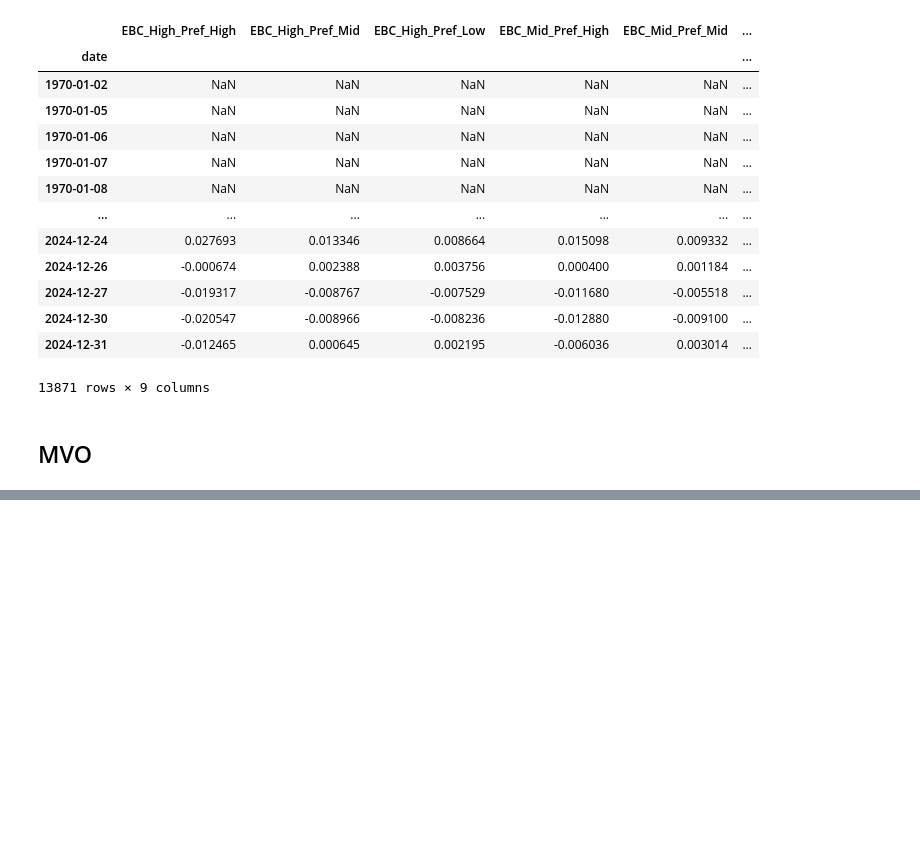
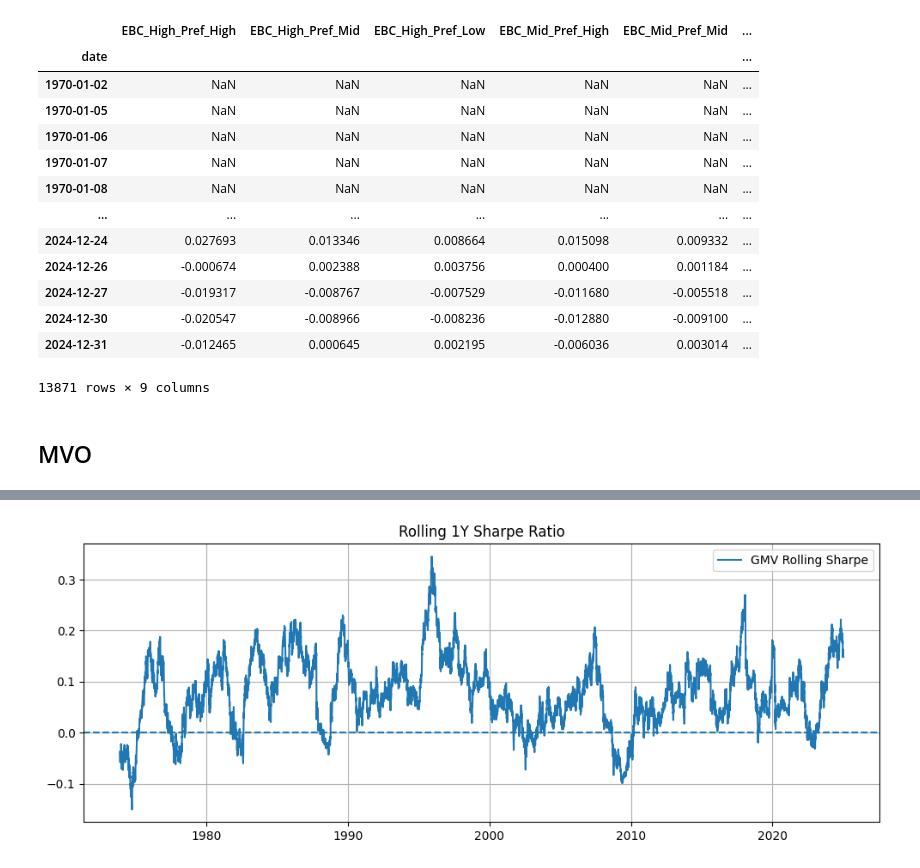
Before and after one commit to eviprous/Invesco_Research_Project, a Jupyter notebook: notebooks/portfolios_comb.ipynb, the cells around one changed output, grey strips where cells are left out. Drawn from its saved outputs; the diff is of its cells as text; code cells hidden in the pictures; blank space fills up the shorter version.

```diff
--- a/notebooks/portfolios_comb.ipynb
+++ b/notebooks/portfolios_comb.ipynb
@@ -352,0 +83,2 @@ rank_by_regime
+# %%
+df = pd.concat([cw.rename("CW"), q1q3.rename("Q1Q3")], axis=1).dropna()
@@ -352,0 +152,20 @@ rank_by_regime
+# %%
+window = 252
+
+rolling_sharpe = (
+    ret.rolling(window).mean() /
+    ret.rolling(window).std()
+)
+rolling_sharpe.index = pd.to_datetime(rolling_sharpe.index)
+plt.figure(figsize=(10,4))
+plt.plot(rolling_sharpe, label="GMV Rolling Sharpe")
+
+plt.axhline(0, linestyle="--")
+plt.title("Rolling 1Y Sharpe Ratio")
+plt.grid()
+plt.legend()
+plt.locator_params(axis='x', nbins=8)
+plt.tight_layout()
+plt.show()
+# %% [output]
+[figure, added]
```
Also changed, not shown: parts of 34 cells of this notebook.
